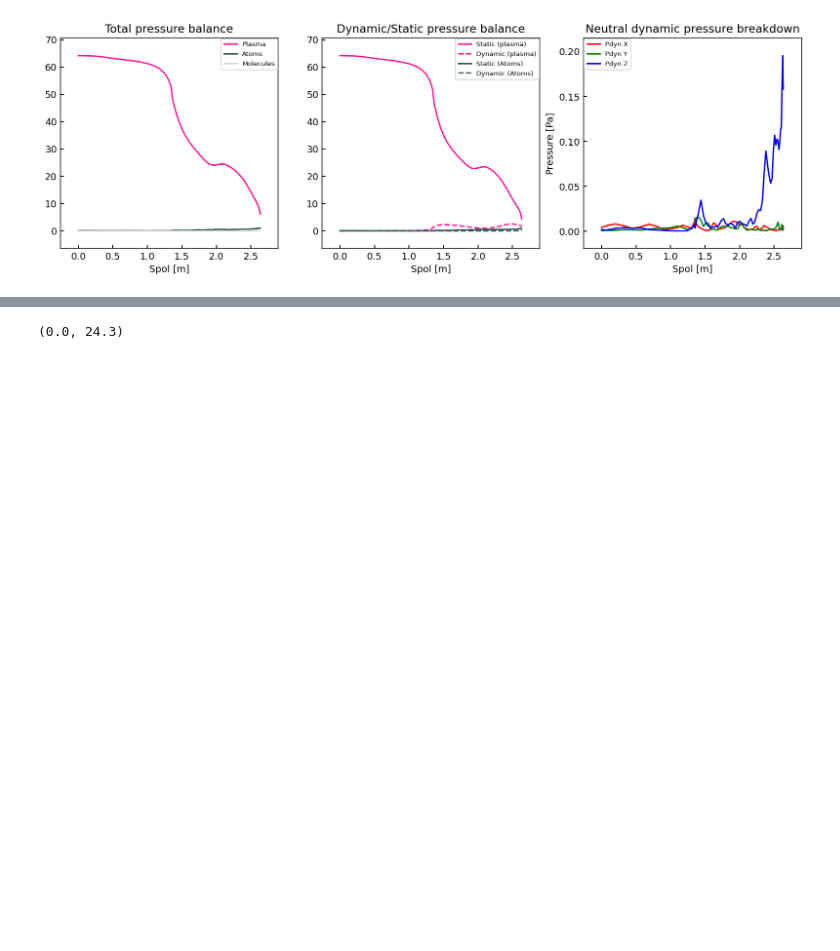
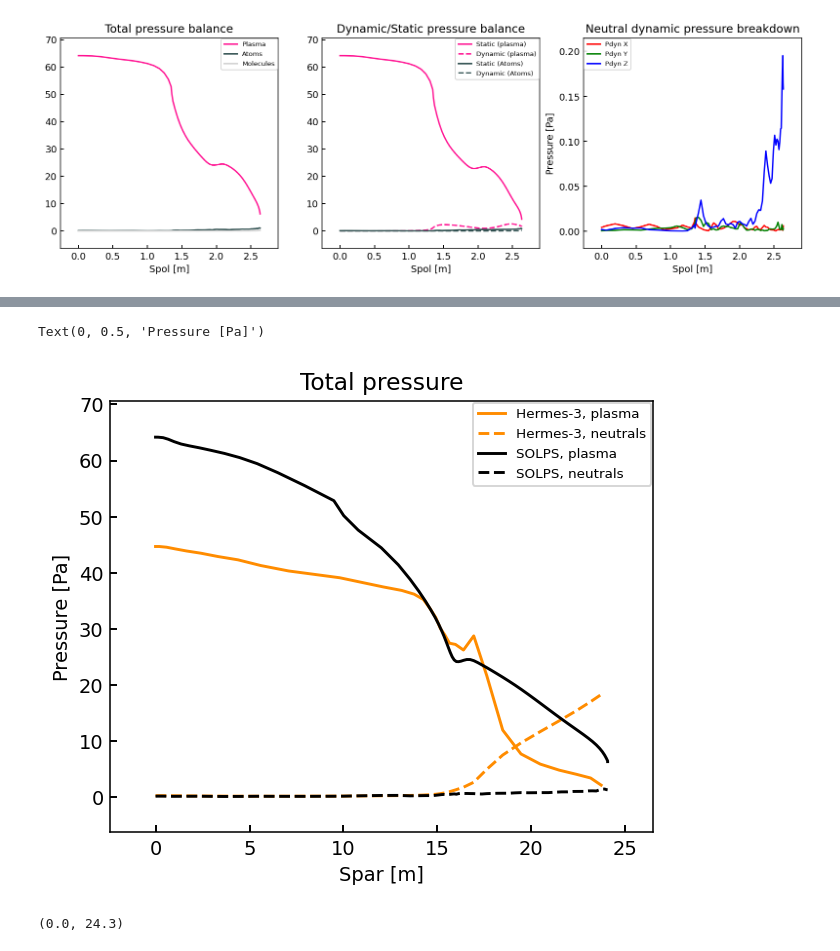
Before and after one commit to mikekryjak/notebooks, a Jupyter notebook: mast-u/postprocessing/2025-02-16 - Neutral disco ball.ipynb, the cells around one changed output, grey strips where cells are left out. Drawn from its saved outputs; the diff is of its cells as text; code cells hidden in the pictures; blank space fills up the shorter version.

```diff
--- a/mast-u/postprocessing/2025-02-16 - Neutral disco ball.ipynb
+++ b/mast-u/postprocessing/2025-02-16 - Neutral disco ball.ipynb
@@ -706,4 +690,21 @@ No artists with labels found to put in legend.  Note that artists whose label st
 [figure]
+# %%
+fig, ax = plt.subplots()
+
+ax.set_title("Total pressure")
+# ax.plot(flh["Spar"], flh["Ptot"], label = "Hermes-3, total", **s_hermes)
+ax.plot(flh["Spar"], flh["Petot"] + flh["Pitot"], label = "Hermes-3, plasma", ls = "-", c = "darkorange")
+ax.plot(flh["Spar"], flh["Patot"], label = "Hermes-3, neutrals", ls = "--", c = "darkorange")
+
+ax.plot(fl["Spar"], fl["Petot"] + fl["Pitot"], label = "SOLPS, plasma", c = "k")
+ax.plot(fl["Spar"], fl["Patot"] + fl["Pmtot"], label = "SOLPS, neutrals", ls = "--", c = "k")
+
+ax.legend(fontsize = "x-small")
+ax.set_xlabel("Spar [m]")
+ax.set_ylabel("Pressure [Pa]")
+# %% [output]
+Text(0, 0.5, 'Pressure [Pa]')
+[figure, added]
 # %%
 fig, ax = plt.subplots(figsize = (9,2))
 
```
Also changed, not shown: parts of 14 cells of this notebook, 5 other files.
